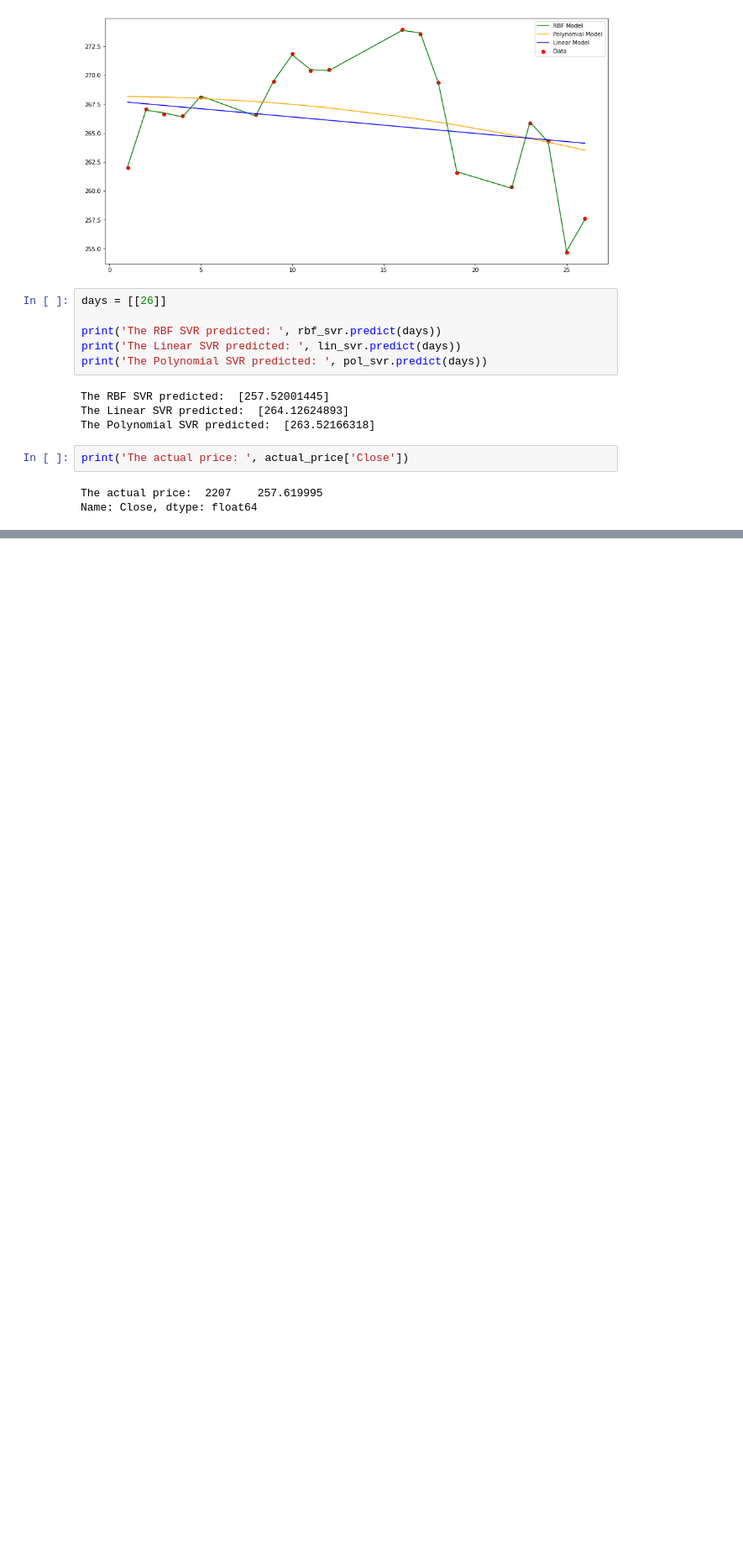
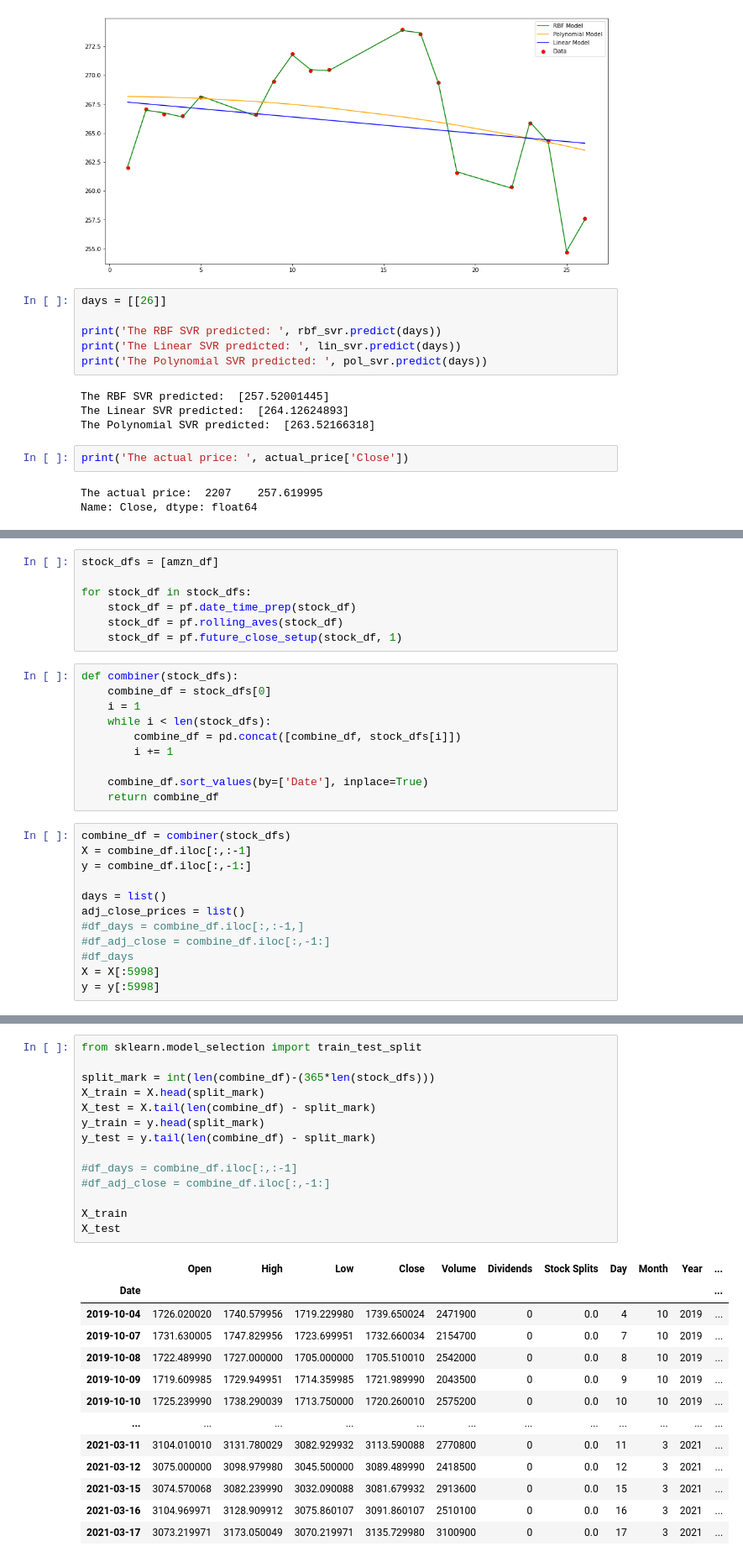
Before and after one commit to Scorpsy/Group_Project, a Jupyter notebook: svr.ipynb, the cells around one changed output, grey strips where cells are left out. Shown at 84% size. Drawn from its saved outputs; the diff is of its cells as text; blank space fills up the shorter version.

```diff
--- a/svr.ipynb
+++ b/svr.ipynb
@@ -173,0 +100,29 @@ array([418.42823131, 498.819404  , 420.09666214, 673.22431451,
+# %%
+stock_dfs = [amzn_df]
+
+for stock_df in stock_dfs:
+    stock_df = pf.date_time_prep(stock_df)
+    stock_df = pf.rolling_aves(stock_df)
+    stock_df = pf.future_close_setup(stock_df, 1)
+# %%
+def combiner(stock_dfs):
+    combine_df = stock_dfs[0]
+    i = 1
+    while i < len(stock_dfs):
+        combine_df = pd.concat([combine_df, stock_dfs[i]])
+        i += 1
+
+    combine_df.sort_values(by=['Date'], inplace=True)
+    return combine_df
+# %%
+combine_df = combiner(stock_dfs)
+X = combine_df.iloc[:,:-1]
+y = combine_df.iloc[:,-1:]
+
+days = list()
+adj_close_prices = list()
+#df_days = combine_df.iloc[:,:-1,]
+#df_adj_close = combine_df.iloc[:,-1:]
+#df_days
+X = X[:5998]
+y = y[:5998]
@@ -173,0 +144,28 @@ array([418.42823131, 498.819404  , 420.09666214, 673.22431451,
+# %%
+from sklearn.model_selection import train_test_split
+
+split_mark = int(len(combine_df)-(365*len(stock_dfs)))
+X_train = X.head(split_mark)
+X_test = X.tail(len(combine_df) - split_mark)
+y_train = y.head(split_mark)
+y_test = y.tail(len(combine_df) - split_mark)
+
+#df_days = combine_df.iloc[:,:-1]
+#df_adj_close = combine_df.iloc[:,-1:]
+
+X_train
+X_test
+# %% [output]
+|  | Open | High | Low | Close | Volume | Dividends | Stock Splits | Day | Month | Year | ... |
+| Date |  |  |  |  |  |  |  |  |  |  | ... |
+| 2019-10-04 | 1726.020020 | 1740.579956 | 1719.229980 | 1739.650024 | 2471900 | 0 | 0.0 | 4 | 10 | 2019 | ... |
+| 2019-10-07 | 1731.630005 | 1747.829956 | 1723.699951 | 1732.660034 | 2154700 | 0 | 0.0 | 7 | 10 | 2019 | ... |
+| 2019-10-08 | 1722.489990 | 1727.000000 | 1705.000000 | 1705.510010 | 2542000 | 0 | 0.0 | 8 | 10 | 2019 | ... |
+| 2019-10-09 | 1719.609985 | 1729.949951 | 1714.359985 | 1721.989990 | 2043500 | 0 | 0.0 | 9 | 10 | 2019 | ... |
+| 2019-10-10 | 1725.239990 | 1738.290039 | 1713.750000 | 1720.260010 | 2575200 | 0 | 0.0 | 10 | 10 | 2019 | ... |
+| ... | ... | ... | ... | ... | ... | ... | ... | ... | ... | ... | ... |
+| 2021-03-11 | 3104.010010 | 3131.780029 | 3082.929932 | 3113.590088 | 2770800 | 0 | 0.0 | 11 | 3 | 2021 | ... |
+| 2021-03-12 | 3075.000000 | 3098.979980 | 3045.500000 | 3089.489990 | 2418500 | 0 | 0.0 | 12 | 3 | 2021 | ... |
+| 2021-03-15 | 3074.570068 | 3082.239990 | 3032.090088 | 3081.679932 | 2913600 | 0 | 0.0 | 15 | 3 | 2021 | ... |
+| 2021-03-16 | 3104.969971 | 3128.909912 | 3075.860107 | 3091.860107 | 2510100 | 0 | 0.0 | 16 | 3 | 2021 | ... |
+| 2021-03-17 | 3073.219971 | 3173.050049 | 3070.219971 | 3135.729980 | 3100900 | 0 | 0.0 | 17 | 3 | 2021 | ... |
```
Also changed, not shown: parts of 22 cells of this notebook, 9 other files.
